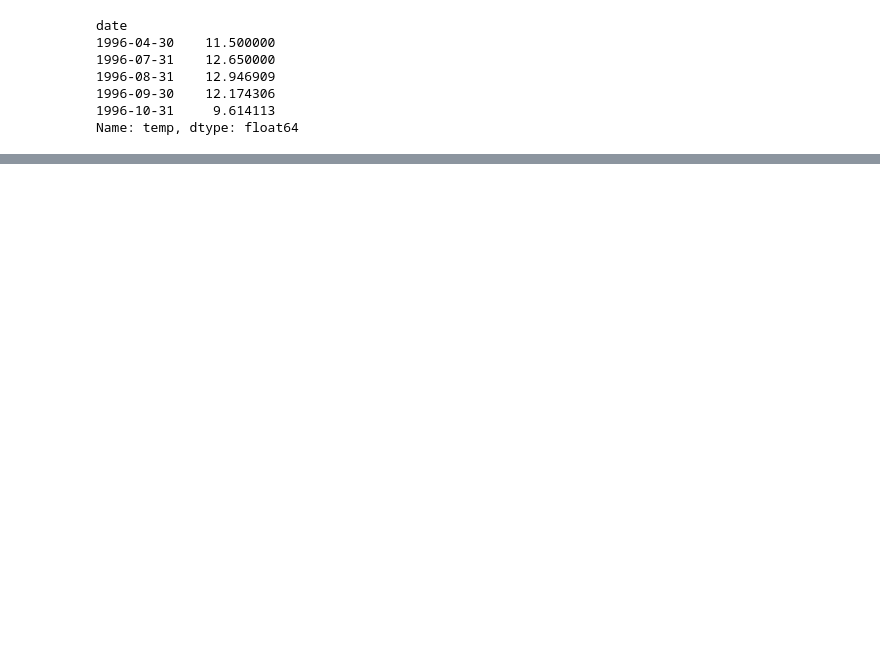
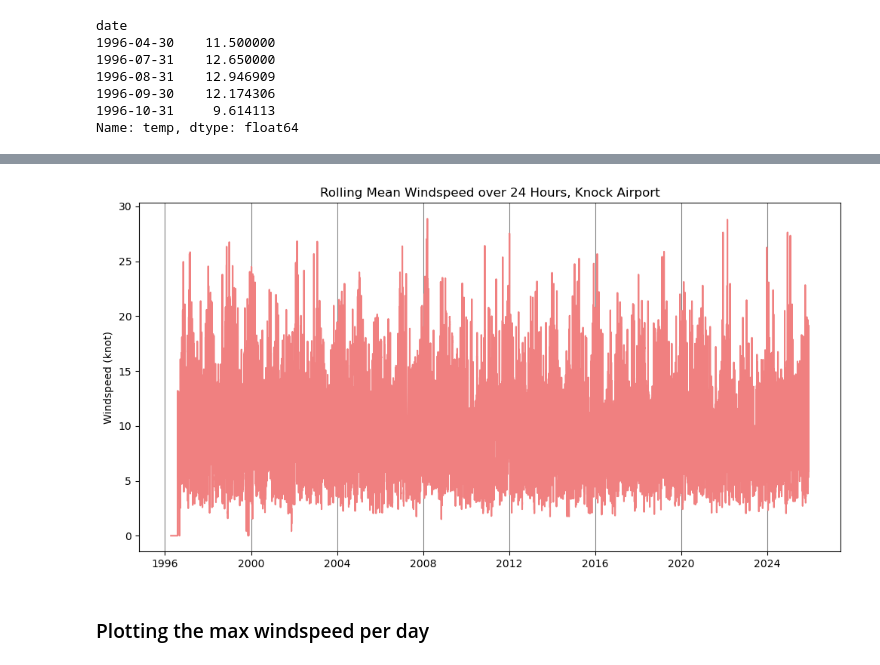
Before and after one commit to SuColl/programming-for-data-analytics, a Jupyter notebook: assignments/assignment_6_Weather.ipynb, the cells around one changed output, grey strips where cells are left out. Cells and saved outputs as stored; diff of their text form; code cells hidden in the pictures; blank space fills up the shorter version.

```diff
--- a/assignments/assignment_6_Weather.ipynb
+++ b/assignments/assignment_6_Weather.ipynb
@@ -112,0 +164,8 @@ sns.lineplot(data=df_mean_monthly, color="#FFB000")
+# %%
+# Calculating the rolling mean windspeed over 24-hour interval. The windspeed
+# dataSeries must be converted to a dataFrame to use the rolling method.
+windspeed = windspeed.to_frame()
+
+windspeed["24hr_roll_mean"] = windspeed.rolling('24h').mean()
+
+windspeed.head()
@@ -112,0 +180,13 @@ sns.lineplot(data=df_mean_monthly, color="#FFB000")
+# %%
+# Plot the rolling mean windspeed over 24-hour interval
+plt.figure(figsize=(12, 6))
+plt.title("Rolling Mean Windspeed over 24 Hours, Knock Airport")
+plt.ylabel("Windspeed (knot)")
+
+plt.plot(windspeed.index, windspeed["24hr_roll_mean"], color="lightcoral")
+
+plt.grid(axis='x', color="grey")
+# %% [output]
+[figure, added]
+# %% [markdown]
+### Plotting the max windspeed per day
```
Also changed, not shown: parts of 23 cells of this notebook.
